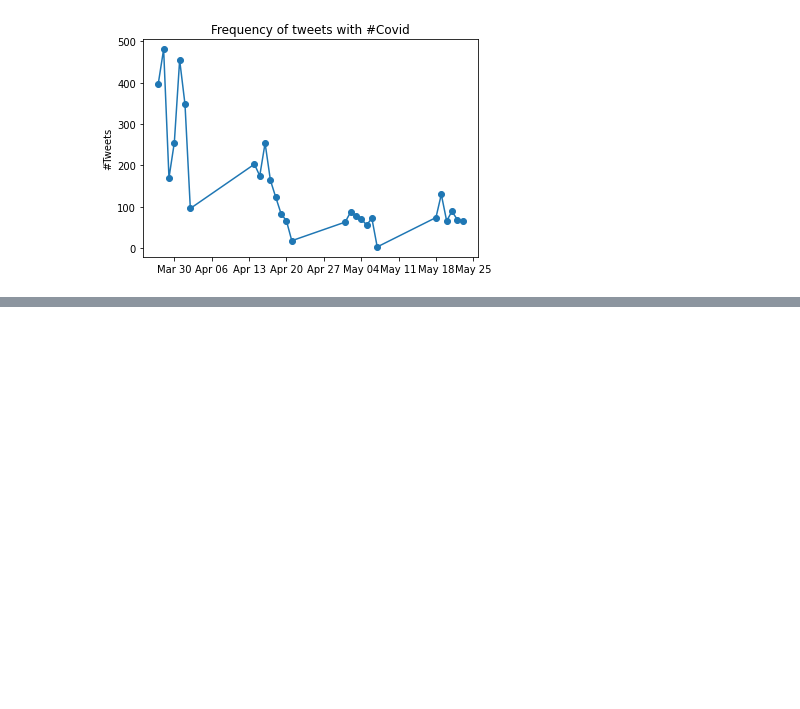
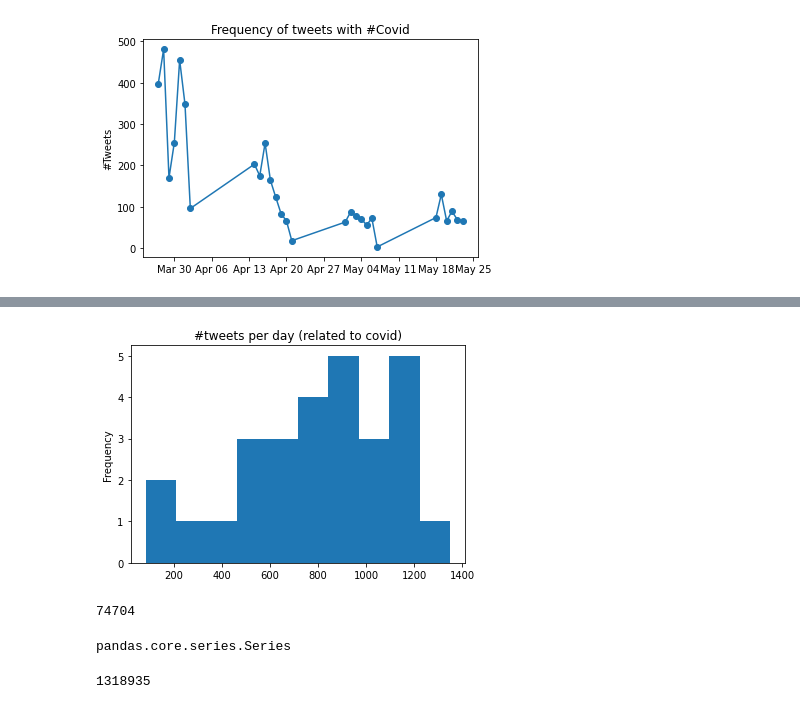
Before and after one commit to ekdnam/Covid-19, a Jupyter notebook: get_data/IMBEYONCEALWAYS.ipynb, the cells around one changed output, grey strips where cells are left out. Drawn from its saved outputs; the diff is of its cells as text; code cells hidden in the pictures; blank space fills up the shorter version.

```diff
--- a/get_data/IMBEYONCEALWAYS.ipynb
+++ b/get_data/IMBEYONCEALWAYS.ipynb
@@ -432,0 +619,4 @@ fig = plot_frequency_of_tweets(hashtag='india', df=time_df)
+# %%
+temp = plot_frequency_of_tweets_per_day(split_time_df, kind='hist', save = True, filename='customPlots\\tweetsPerDay\\hist')
+# %% [output]
+[figure, added]
@@ -432,0 +626,8 @@ fig = plot_frequency_of_tweets(hashtag='india', df=time_df)
+# %%
+len(all_hashtags)
+# %% [output]
+74704
+# %%
+type(split_df_explode['hashtags'].value_counts())
+# %% [output]
+pandas.core.series.Series
@@ -432,0 +636,4 @@ fig = plot_frequency_of_tweets(hashtag='india', df=time_df)
+# %%
+len(string_hashtags_value_counts)
+# %% [output]
+1318935
```
Also changed, not shown: parts of 37 cells of this notebook, 17 other files.
